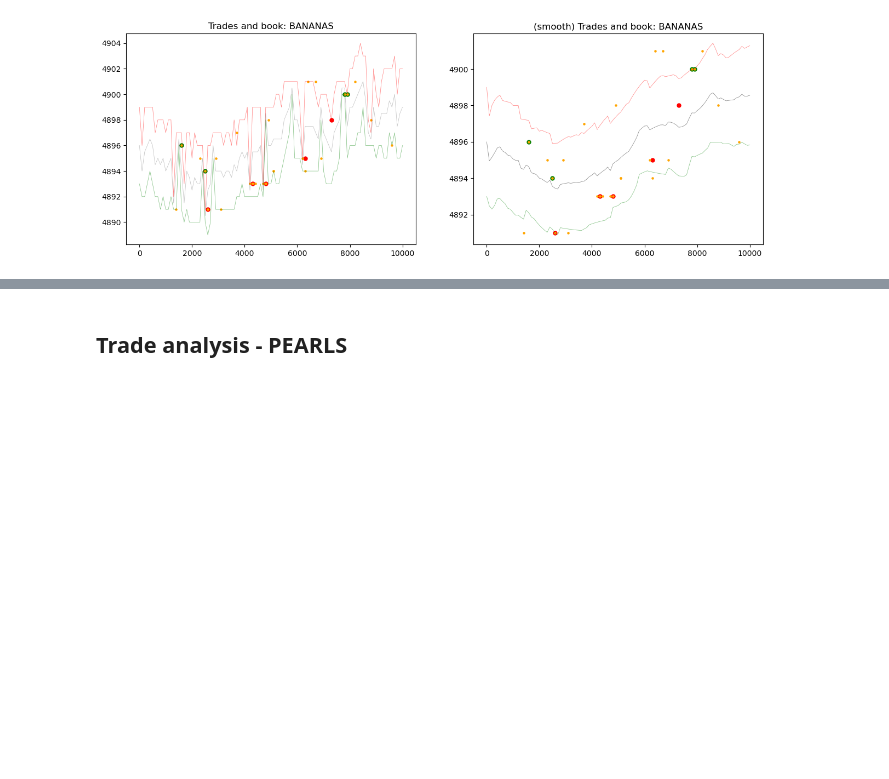
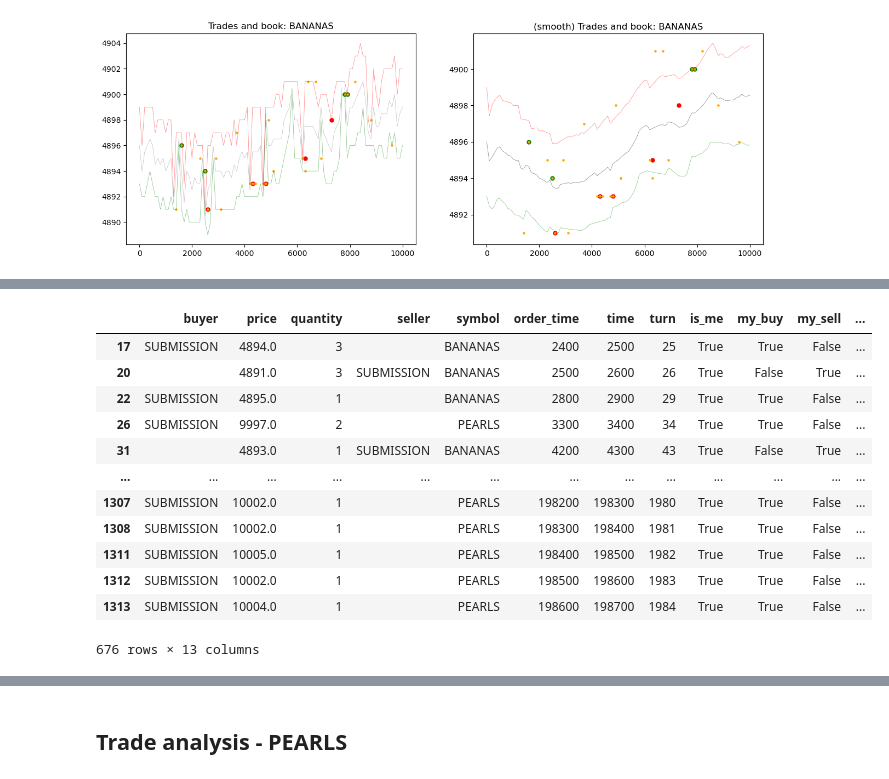
Before and after one commit to rzhan11/IMCTradingComp23, a Jupyter notebook: nbs/exploration-Copy4.ipynb, the cells around one changed output, grey strips where cells are left out. Saved outputs shown, nothing was run; the diff lists cells and outputs as text; code cells hidden in the pictures; blank space fills up the shorter version.

```diff
--- a/nbs/exploration-Copy4.ipynb
+++ b/nbs/exploration-Copy4.ipynb
@@ -675,0 +726,16 @@ plot_trades_and_book(
+# %%
+my_trades[my_trades["time"] > 2400]
+# %% [output]
+|  | buyer | price | quantity | seller | symbol | order_time | time | turn | is_me | my_buy | my_sell | ... |
+| 17 | SUBMISSION | 4894.0 | 3 |  | BANANAS | 2400 | 2500 | 25 | True | True | False | ... |
+| 20 |  | 4891.0 | 3 | SUBMISSION | BANANAS | 2500 | 2600 | 26 | True | False | True | ... |
+| 22 | SUBMISSION | 4895.0 | 1 |  | BANANAS | 2800 | 2900 | 29 | True | True | False | ... |
+| 26 | SUBMISSION | 9997.0 | 2 |  | PEARLS | 3300 | 3400 | 34 | True | True | False | ... |
+| 31 |  | 4893.0 | 1 | SUBMISSION | BANANAS | 4200 | 4300 | 43 | True | False | True | ... |
+| ... | ... | ... | ... | ... | ... | ... | ... | ... | ... | ... | ... | ... |
+| 1307 | SUBMISSION | 10002.0 | 1 |  | PEARLS | 198200 | 198300 | 1980 | True | True | False | ... |
+| 1308 | SUBMISSION | 10002.0 | 1 |  | PEARLS | 198300 | 198400 | 1981 | True | True | False | ... |
+| 1311 | SUBMISSION | 10005.0 | 1 |  | PEARLS | 198400 | 198500 | 1982 | True | True | False | ... |
+| 1312 | SUBMISSION | 10002.0 | 1 |  | PEARLS | 198500 | 198600 | 1983 | True | True | False | ... |
+| 1313 | SUBMISSION | 10004.0 | 1 |  | PEARLS | 198600 | 198700 | 1984 | True | True | False | ... |
+676 rows × 13 columns
```
Also changed, not shown: parts of 9 cells of this notebook.
